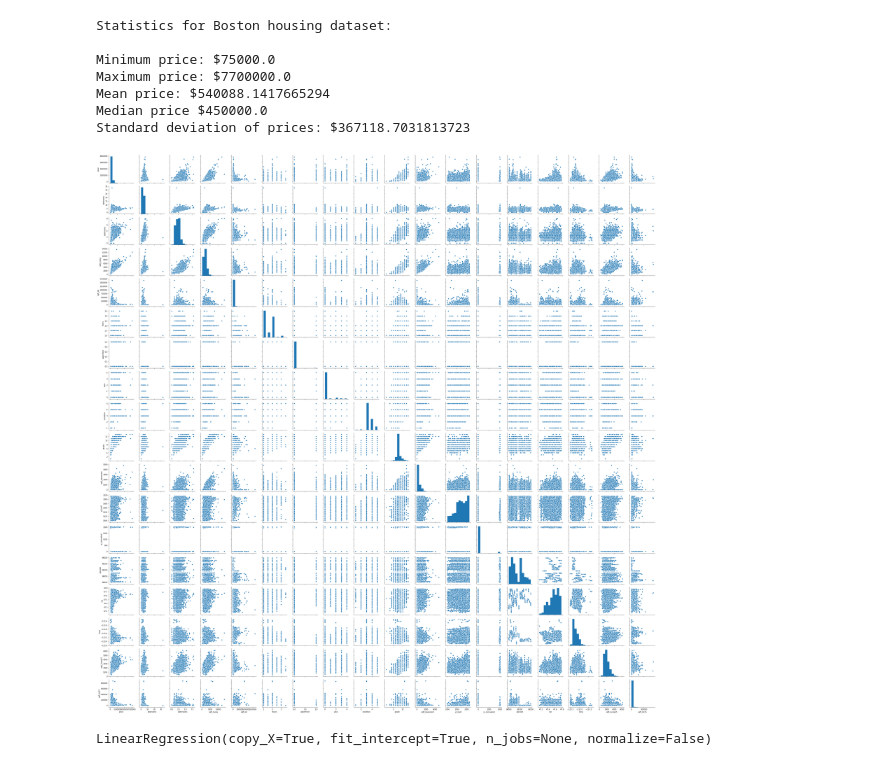
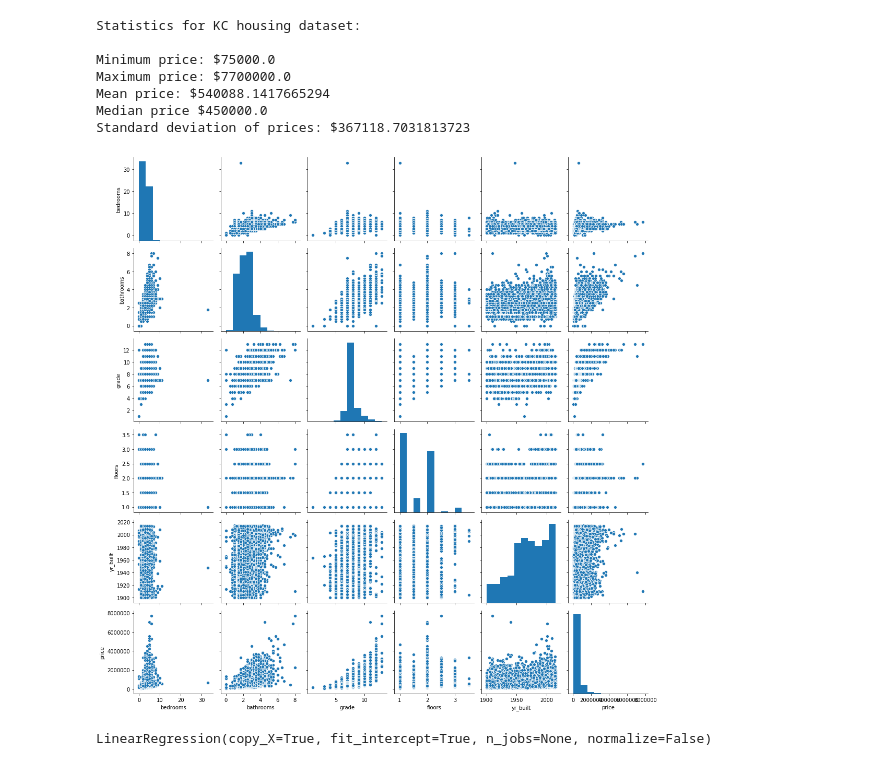
Before and after one commit to Khadija-Khaled/House-Price-Prediction, a Jupyter notebook: housing_price_prediction.ipynb, the cells around one changed output. Drawn from its saved outputs; the diff is of its cells as text; code cells hidden in the pictures.

```diff
--- a/housing_price_prediction.ipynb
+++ b/housing_price_prediction.ipynb
@@ -28,38 +28,38 @@ goal_data = dataset.iloc[:,0].values
 minimum_price = np.min(goal_data)
 
 # Maximum price of the data
 maximum_price = np.max(goal_data)
 
 # Mean price of the data
 mean_price = np.mean(goal_data)
 
 # Median price of the data
 median_price = np.median(goal_data)
 
 # Standard deviation of prices of the data
 std_price = np.std(goal_data)
 
 # Show the calculated statistics
-print("Statistics for Boston housing dataset:\n")
+print("Statistics for KC housing dataset:\n")
 print("Minimum price: ${}".format(minimum_price))
 print("Maximum price: ${}".format(maximum_price))
 print("Mean price: ${}".format(mean_price))
 print("Median price ${}".format(median_price))
 print("Standard deviation of prices: ${}".format(std_price))
 
-
+df = dataset[['bedrooms','bathrooms','grade','floors','yr_built','price']]
 #Calculate and show pairplot to see the relations between different features and price
-sns.pairplot(dataset, height = 2.5)
+sns.pairplot(df, height = 2.5)
 plt.tight_layout()
 # %% [output]
-Statistics for Boston housing dataset:
+Statistics for KC housing dataset:
 
 Minimum price: $75000.0
 Maximum price: $7700000.0
 Mean price: $540088.1417665294
 Median price $450000.0
 Standard deviation of prices: $367118.7031813723
-[figure, old version]
+[figure, new version]
 # %%
 ##this part has been commented as some values are meant to be zero, not NAN
 ##filling in empty cells with the mean of values of the column
```
